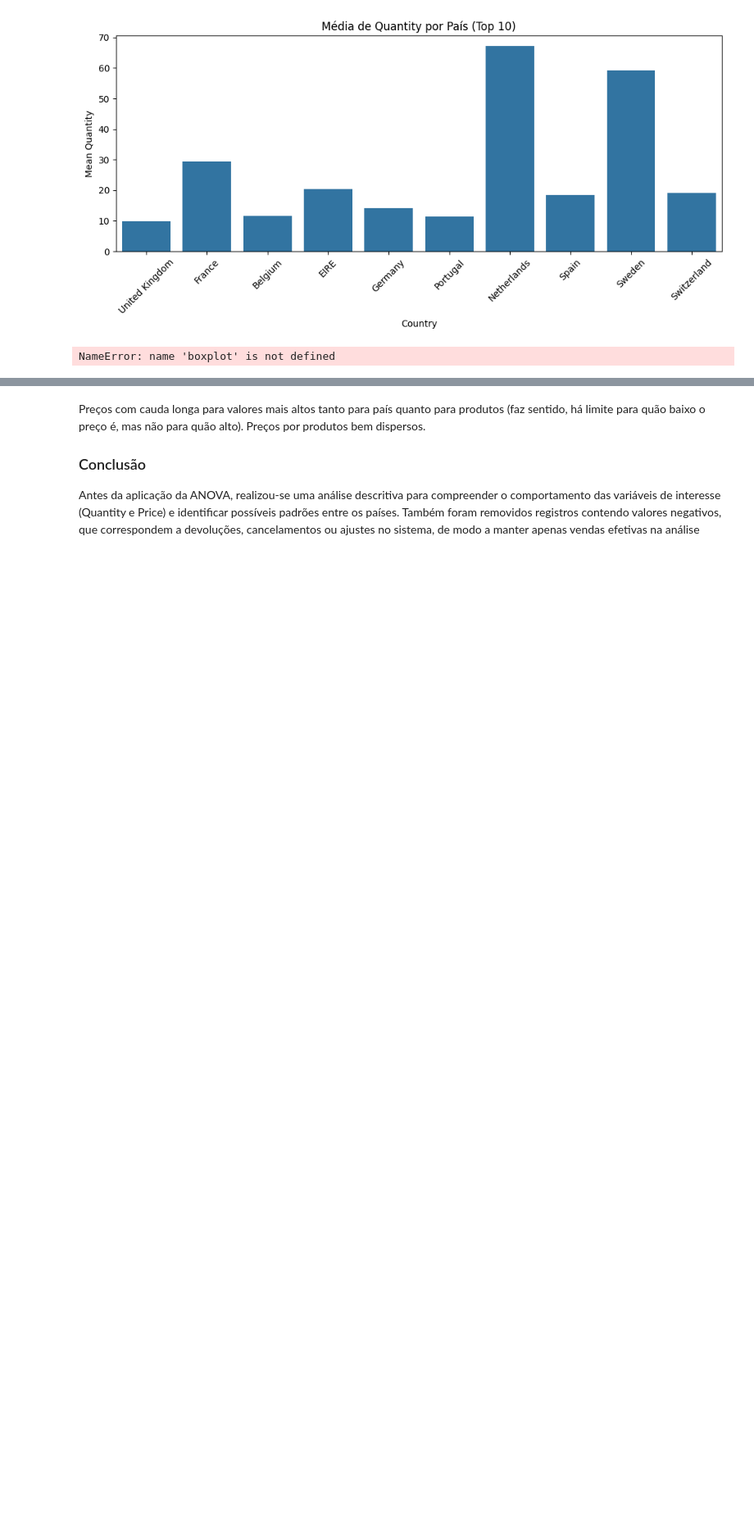
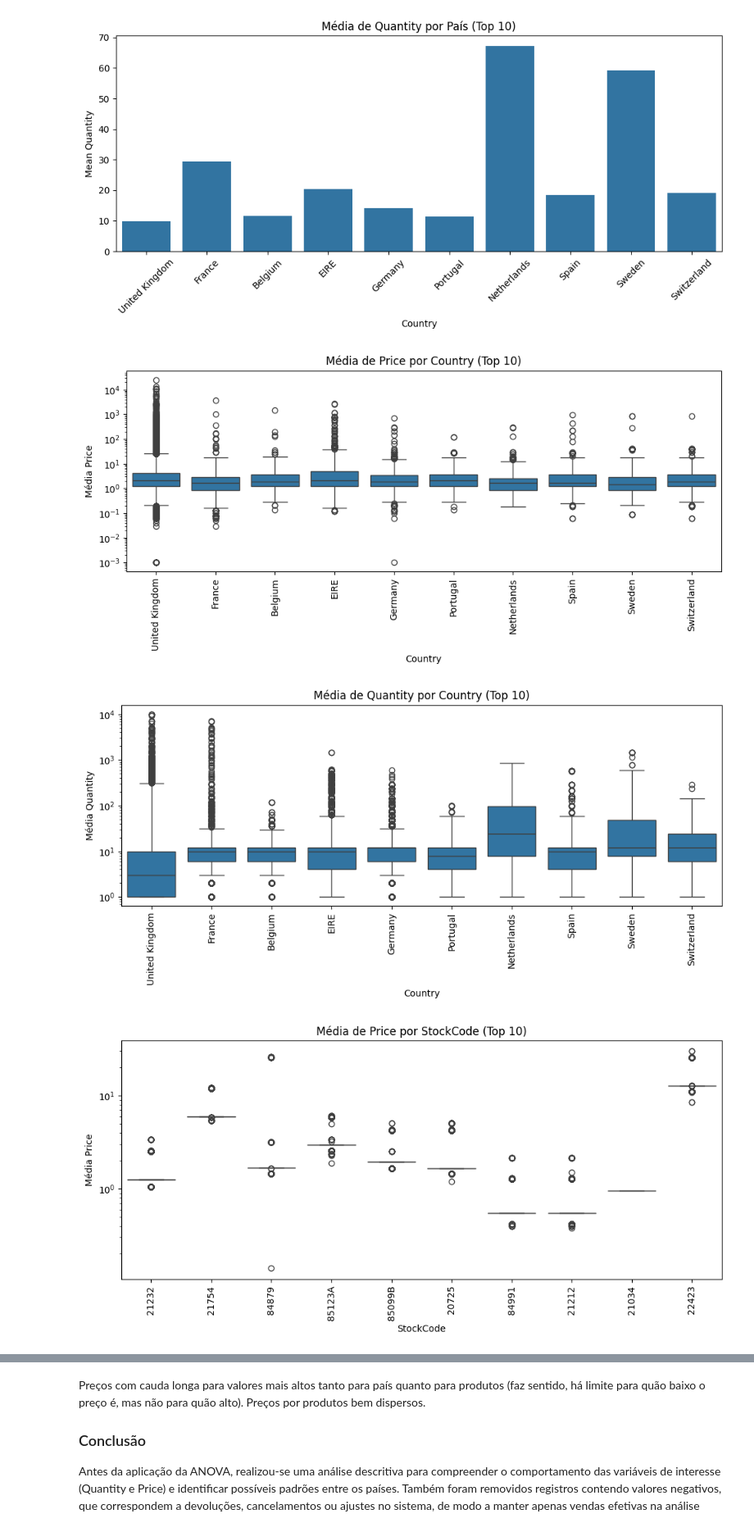
Before and after one commit to brandizzi/AEDI2025, a Jupyter notebook: Prova3.ipynb, the cells around one changed output, grey strips where cells are left out. Shown at 82% size. Cells and saved outputs as stored; diff of their text form; code cells hidden in the pictures; blank space fills up the shorter version.

```diff
--- a/Prova3.ipynb
+++ b/Prova3.ipynb
@@ -217,26 +185,28 @@ plt.show()
 [figure]
 # %%
 
-def barplot(df, x, y, top=10):
+def boxplot(df, x, y, top=10):
     top_groups = df[x].value_counts().head(top).index
     df_top = df[df[x].isin(top_groups)]
 
     plt.figure(figsize=(10, 5))
     sns.boxplot(
         data=df_top,
         x=x,
         y=y,
         log_scale=True
     )
     plt.title(f'Média de {y} por {x} (Top {top})')
     plt.xticks(rotation=90)
     plt.xlabel(x)
     plt.ylabel(f'Média {y}')
     plt.tight_layout()
     plt.show()
 boxplot(specified_countries_df, 'Country', 'Price')
 boxplot(specified_countries_df, 'Country', 'Quantity')
 boxplot(specified_countries_df, 'StockCode', 'Price')
 boxplot(specified_countries_df, 'StockCode', 'Quantity')
 # %% [output]
-NameError: name 'boxplot' is not defined
+[figure, added]
+[figure, added]
+[figure, added]
```
Also changed, not shown: parts of 14 cells of this notebook, 5 other files.
